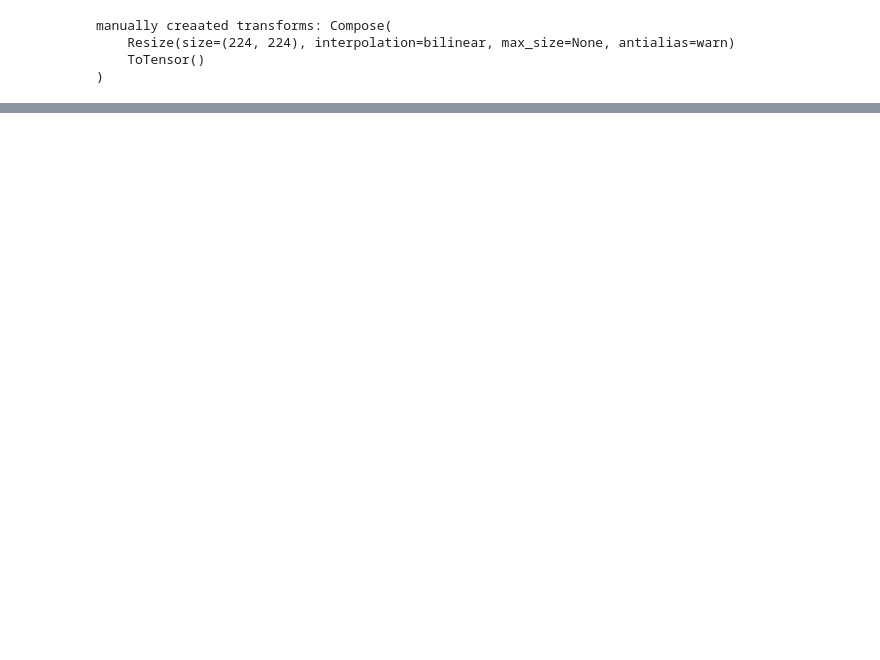
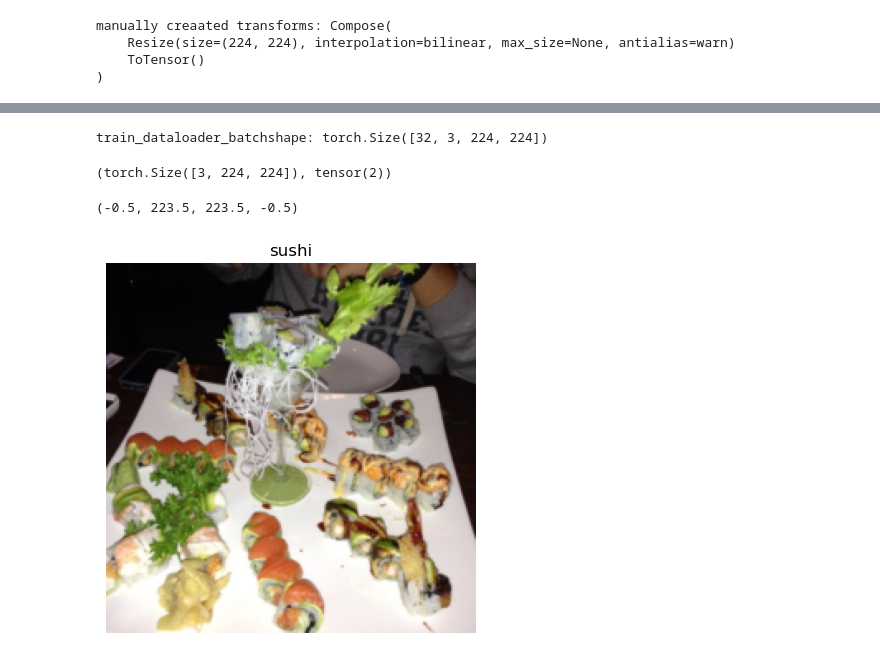
Before and after one commit to stanleyedward/vision_transformer_pytorch, a Jupyter notebook: main.ipynb, the cells around one changed output, grey strips where cells are left out. Cells and saved outputs as stored; diff of their text form; code cells hidden in the pictures; blank space fills up the shorter version.

```diff
--- a/main.ipynb
+++ b/main.ipynb
@@ -75,0 +70,24 @@ NameError: name 'data_preprocess' is not defined
+# %%
+### visualize a single image
+#get a batch of imge
+image_batch, label_batch = next(iter(train_dataloader))
+#get a single img and abel form the batch
+image, label = image_batch[0], label_batch[0]
+
+#view the abtch shapes
+print(f"train_dataloader_batchshape: {image_batch.shape}")
+
+#view the single img shape
+image.shape, label
+# %% [output]
+train_dataloader_batchshape: torch.Size([32, 3, 224, 224])
+(torch.Size([3, 224, 224]), tensor(2))
+# %%
+import matplotlib.pyplot as plt
+
+plt.imshow(image.permute(1,2,0)) #as matplotlib takes CHW
+plt.title(class_names[label])
+plt.axis("off")
+# %% [output]
+(-0.5, 223.5, 223.5, -0.5)
+[figure, added]
```
Also changed, not shown: parts of 4 cells of this notebook, 4 other files.
